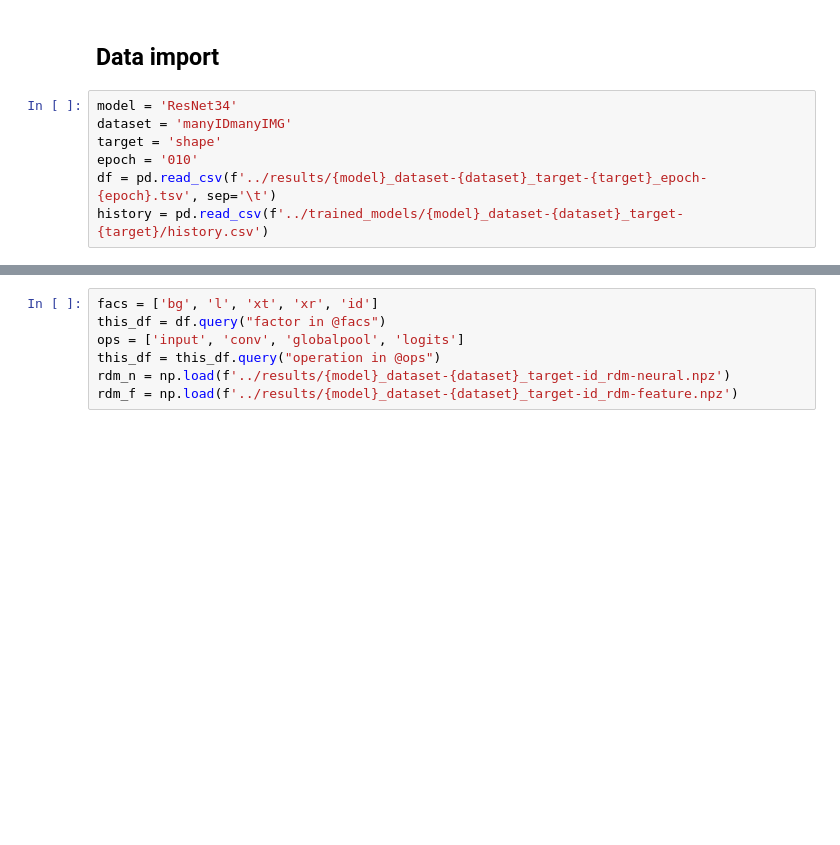
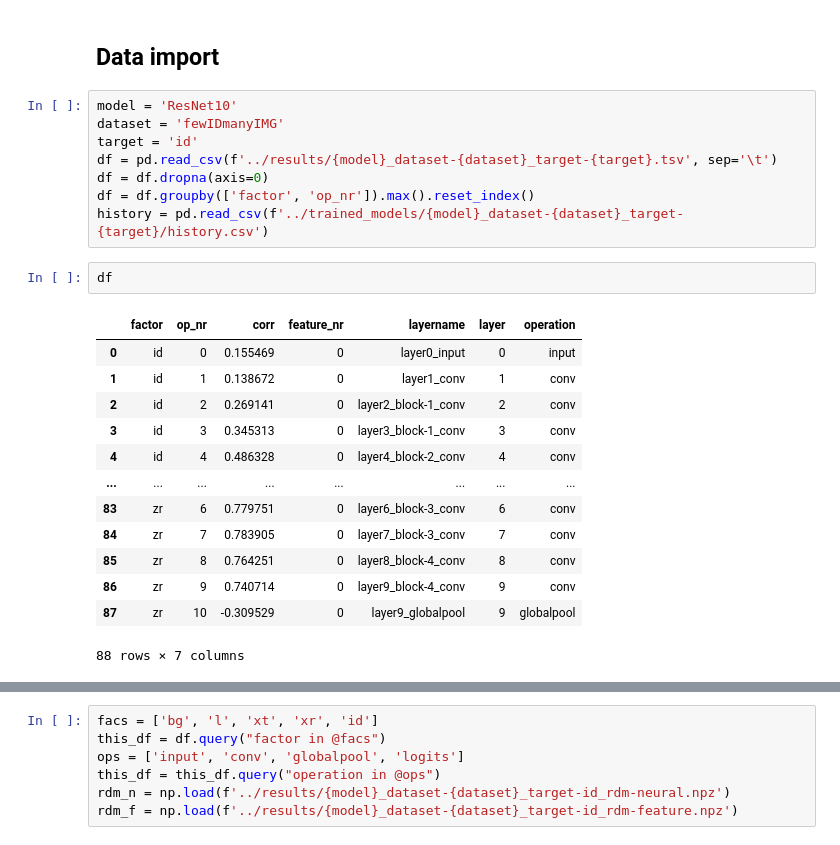
Before and after one commit to lukassnoek/deep-gmf, a Jupyter notebook: notebooks/figures.ipynb, the cells around one changed output, grey strips where cells are left out. Saved outputs shown, nothing was run; the diff lists cells and outputs as text; blank space fills up the shorter version.

```diff
--- a/notebooks/figures.ipynb
+++ b/notebooks/figures.ipynb
@@ -11,10 +11,27 @@ matplotlib.rcParams['figure.facecolor'] = 'white'
 # %% [markdown]
 ## Data import
 # %%
-model = 'ResNet34'
-dataset = 'manyIDmanyIMG'
-target = 'shape'
-epoch = '010'
-df = pd.read_csv(f'../results/{model}_dataset-{dataset}_target-{target}_epoch-{epoch}.tsv', sep='\t')
+model = 'ResNet10'
+dataset = 'fewIDmanyIMG'
+target = 'id'
+df = pd.read_csv(f'../results/{model}_dataset-{dataset}_target-{target}.tsv', sep='\t')
+df = df.dropna(axis=0)
+df = df.groupby(['factor', 'op_nr']).max().reset_index()
 history = pd.read_csv(f'../trained_models/{model}_dataset-{dataset}_target-{target}/history.csv')
+# %%
+df
+# %% [output]
+|  | factor | op_nr | corr | feature_nr | layername | layer | operation |
+| 0 | id | 0 | 0.155469 | 0 | layer0_input | 0 | input |
+| 1 | id | 1 | 0.138672 | 0 | layer1_conv | 1 | conv |
+| 2 | id | 2 | 0.269141 | 0 | layer2_block-1_conv | 2 | conv |
+| 3 | id | 3 | 0.345313 | 0 | layer3_block-1_conv | 3 | conv |
+| 4 | id | 4 | 0.486328 | 0 | layer4_block-2_conv | 4 | conv |
+| ... | ... | ... | ... | ... | ... | ... | ... |
+| 83 | zr | 6 | 0.779751 | 0 | layer6_block-3_conv | 6 | conv |
+| 84 | zr | 7 | 0.783905 | 0 | layer7_block-3_conv | 7 | conv |
+| 85 | zr | 8 | 0.764251 | 0 | layer8_block-4_conv | 8 | conv |
+| 86 | zr | 9 | 0.740714 | 0 | layer9_block-4_conv | 9 | conv |
+| 87 | zr | 10 | -0.309529 | 0 | layer9_globalpool | 9 | globalpool |
+88 rows × 7 columns
 # %%
```
Also changed, not shown: parts of 3 cells of this notebook, 6 other files.
